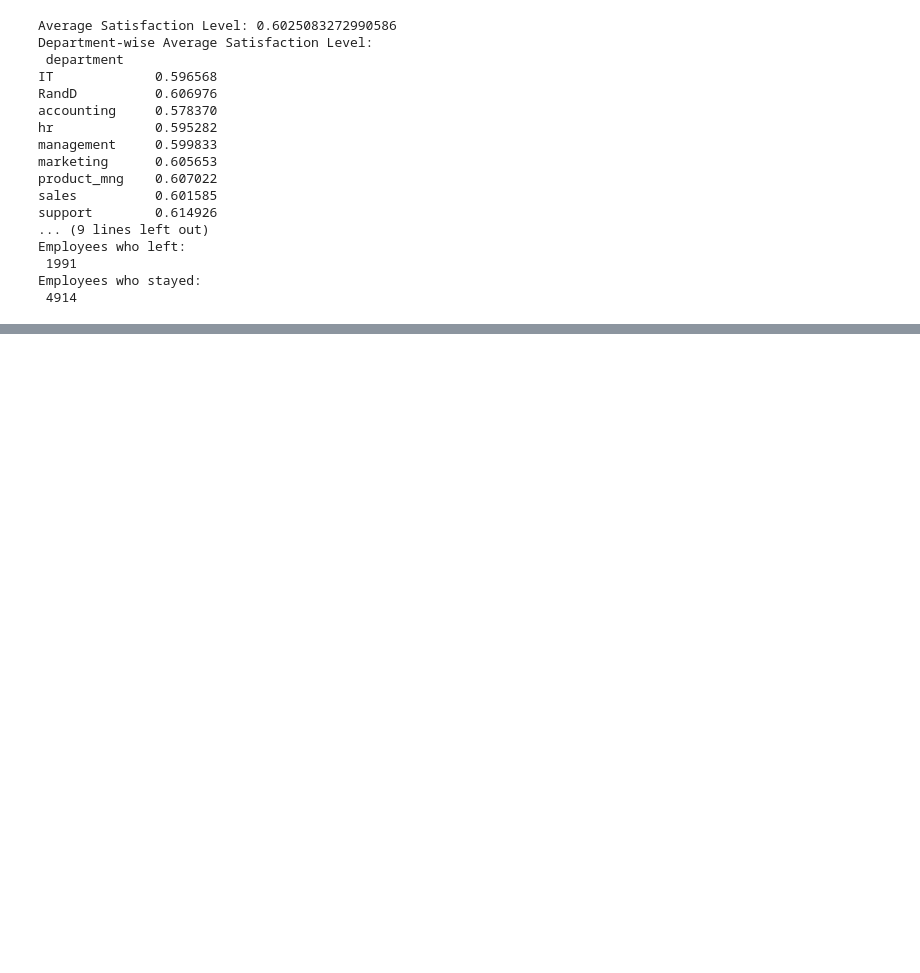
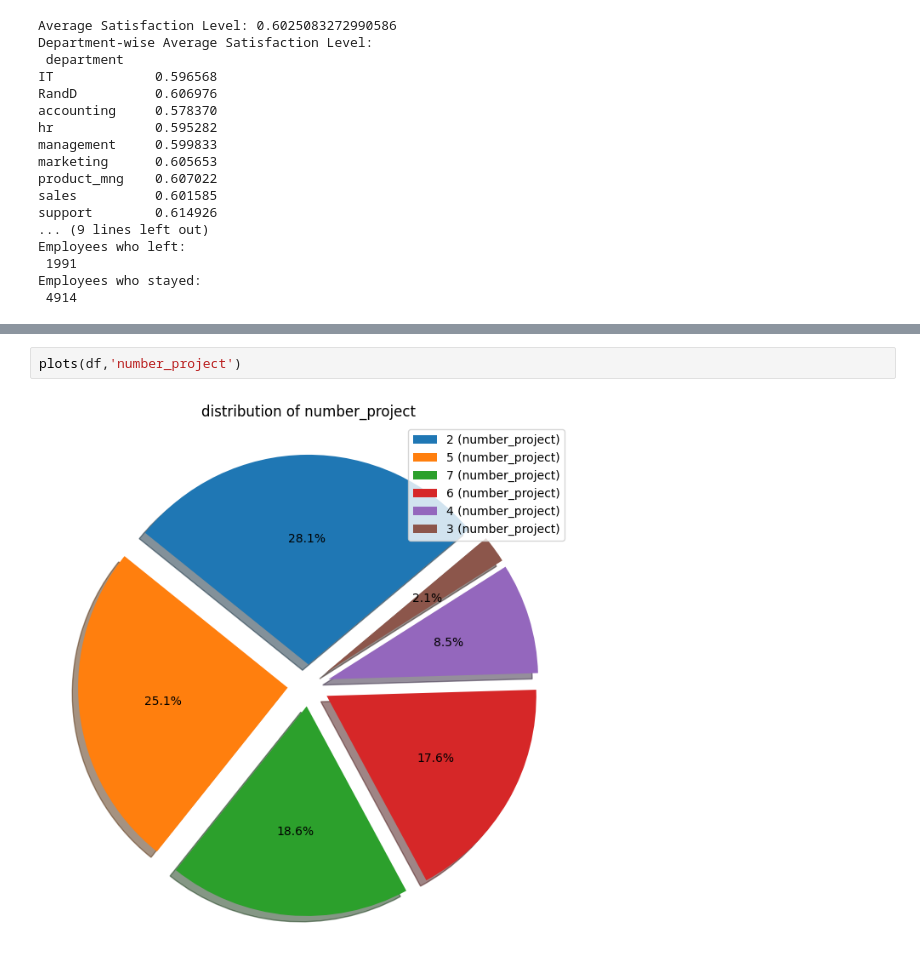
Before and after one commit to widushan/Job-Recruitement-With-Machine-Learing, a Jupyter notebook: HR Analysis.ipynb, the cells around one changed output, grey strips where cells are left out. Drawn from its saved outputs; the diff is of its cells as text; blank space fills up the shorter version.

```diff
--- a/HR Analysis.ipynb
+++ b/HR Analysis.ipynb
@@ -93,0 +114,4 @@ Employees who stayed:
+# %%
+plots(df,'number_project')
+# %% [output]
+[figure, added]
```
Also changed, not shown: parts of 10 cells of this notebook.
